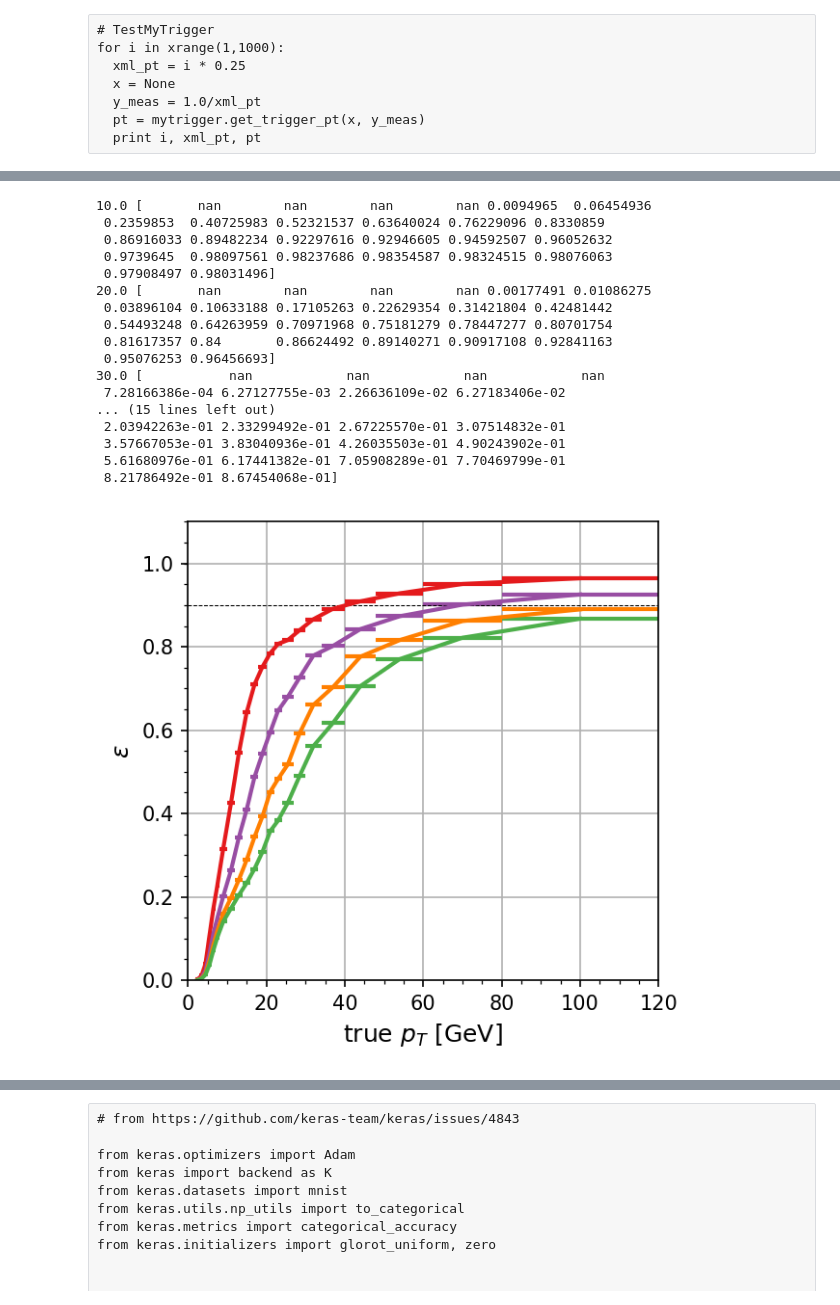
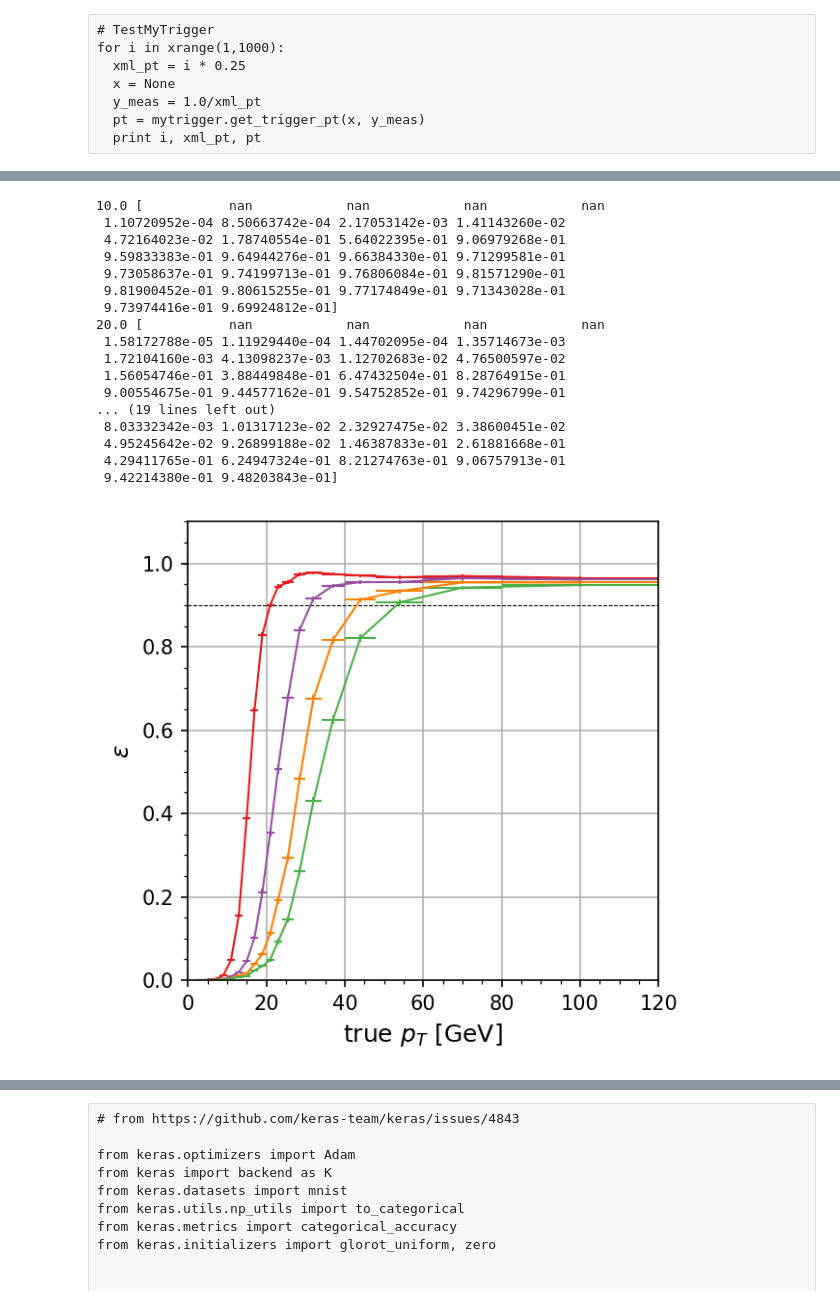
Before and after one commit to jiafulow/UF-slurm, a Jupyter notebook: mykeras6_evaluated.ipynb, the cells around one changed output, grey strips where cells are left out. Saved outputs shown, nothing was run; the diff lists cells and outputs as text; code cells hidden in the pictures.

```diff
--- a/mykeras6_evaluated.ipynb
+++ b/mykeras6_evaluated.ipynb
@@ -145,6 +159,6 @@ if training_pruned:
   model_unpruned = clone_model(model)  # deep copy
   model_unpruned.set_weights(model.get_weights())
 
-  pruning_percentile = 50.
+  pruning_percentile = 40.
   pruned = prune_model(model, percentile=pruning_percentile)
   (weightsPerLayer, droppedPerLayer, binaryTensorPerLayer, allWeightsByLayer, allWeightsArray) = pruned
@@ -276,7 +268,7 @@ if False:
 # %%
 # Setup matplotlib
 plt.style.use('tdrstyle.mplstyle')
-eps = 1e-4
+eps = 1e-7
 my_cmap = plt.cm.viridis
 my_cmap.set_under('w',1)
 my_palette = ("#377eb8", "#e41a1c", "#984ea3", "#ff7f00", "#4daf4a")
@@ -286,7 +278,7 @@ from scipy.stats import norm
 from scipy.optimize import curve_fit
 
 def gaus(x,a,x0,sigma):
-  return 0.5*a*np.exp(-np.square((x-x0)/sigma))
+  return a*np.exp(-0.5*np.square((x-x0)/sigma))
 
 def fit_gaus(hist, edges, mu=0., sig=1.):
   xdata = (edges[1:] + edges[:-1])/2
@@ -401,13 +391,14 @@ for i in xrange(nbinsx):
   pt = 1.0/pt
 
   yy_i = yy[inds==i]
-  yy_i = yy_i[np.abs(yy_i) < 2]
+  yy_i = yy_i[(-1 <= yy_i) & (yy_i <= 1.2)]
   mu, sig = np.mean(yy_i), np.std(yy_i)
   assert(np.abs(mu) < 1)
   assert(np.abs(sig) < 2)
 
   hist, edges = np.histogram(yy_i, bins=100, range=(-2,2))
-  popt = fit_gaus(hist, edges, mu=mu, sig=sig)
+  #popt = fit_gaus(hist, edges, mu=mu, sig=sig)
+  popt = fit_gaus(hist, edges, mu=0.0, sig=0.2)
   #print i, len(xx_i), mu, sig, pt, popt
 
   if 20. < pt < 22.:
@@ -700,10 +693,12 @@ for i in xrange(1,1000):
   print i, xml_pt, pt
 # %%
 # Efficiency
+from nn_plotting import *
+
 eff_data = []
 
 for x, ndof, y_meas, y_discr, y_true in zip(x_test, x_test_ndof, y_test_meas[0], y_test_meas[1], y_test_true[0]):
-  zone = int(x[(nlayers*6) + 1] * 5)
+  zone = int(x[(nlayers*6) + 1] * 6)
 
   passed = mytrigger.pass_trigger(x, ndof, y_meas, y_discr, discr_pt_cut=discr_pt_cut)
   xml_pt = np.abs(1.0/y_meas)
@@ -713,4 +708,4 @@ for x, ndof, y_meas, y_discr, y_true in zip(x_test, x_test_ndof, y_test_meas[0],
   eff_data.append((zone, pt_true, xml_pt, pt, passed))
 
 eff_data = np.asarray(eff_data)
-print eff_data.shape, eff_data
+#print eff_data.shape, eff_data
@@ -725,52 +712,53 @@ print eff_data.shape, eff_data
 # %%
 # Efficiency
 eff_pt_bins = (0., 0.5, 1., 1.5, 2., 3., 4., 5., 6., 7., 8., 10., 12., 14., 16., 18., 20., 22., 24., 27., 30., 34., 40., 48., 60., 80., 120.)
 
 denom_hist, edges = np.histogram(eff_data[:, 1], bins=eff_pt_bins)
 
 plt.figure()
 pt_list = (10., 20., 30., 40., 50., 60.)
 
 for pt, color in zip(pt_list, my_palette):
   passed = (eff_data[:, 3] > pt) & (eff_data[:, 4] == 1)
   num_hist, edges = np.histogram(eff_data[:, 1][passed], bins=eff_pt_bins)
   eff_hist = np.true_divide(num_hist, denom_hist)
-  print pt, eff_hist
 
   xdata = (edges[1:] + edges[:-1])/2
   xerr = (edges[1:] - edges[:-1])/2
-  yerr = 0  #FIXME: get error bars
+  yerr = find_efficiency_errors(denom_hist, num_hist)
   ydata = eff_hist
+  print pt, ydata
+
   if pt == 10.:
     pass
   else:
-    plt.errorbar(xdata, ydata, xerr=xerr, color=color, marker=',', capsize=0)
+    plt.errorbar(xdata, ydata, xerr=xerr, yerr=yerr, color=color, marker=',', capsize=0, lw=1)
 
-plt.plot(eff_pt_bins, np.ones_like(eff_pt_bins)*0.9, ls='dashed', lw=0.5, color='black')
+plt.plot(eff_pt_bins, np.full_like(eff_pt_bins,0.9), ls='dashed', lw=0.5, color='black')
 plt.xlim(0,120)
 plt.ylim(0,1.1)
 plt.xlabel(r'true $p_{T}$ [GeV]')
 plt.ylabel(r'$\epsilon$')
 plt.show()
 # %% [output]
-10.0 [       nan        nan        nan        nan 0.0094965  0.06454936
- 0.2359853  0.40725983 0.52321537 0.63640024 0.76229096 0.8330859
- 0.86916033 0.89482234 0.92297616 0.92946605 0.94592507 0.96052632
- 0.9739645  0.98097561 0.98237686 0.98354587 0.98324515 0.98076063
- 0.97908497 0.98031496]
-20.0 [       nan        nan        nan        nan 0.00177491 0.01086275
- 0.03896104 0.10633188 0.17105263 0.22629354 0.31421804 0.42481442
- 0.54493248 0.64263959 0.70971968 0.75181279 0.78447277 0.80701754
- 0.81617357 0.84       0.86624492 0.89140271 0.90917108 0.92841163
- 0.95076253 0.96456693]
-30.0 [           nan            nan            nan            nan
- 7.28166386e-04 6.27127755e-03 2.26636109e-02 6.27183406e-02
-... (15 lines left out)
- 2.03942263e-01 2.33299492e-01 2.67225570e-01 3.07514832e-01
- 3.57667053e-01 3.83040936e-01 4.26035503e-01 4.90243902e-01
- 5.61680976e-01 6.17441382e-01 7.05908289e-01 7.70469799e-01
- 8.21786492e-01 8.67454068e-01]
+10.0 [           nan            nan            nan            nan
+ 1.10720952e-04 8.50663742e-04 2.17053142e-03 1.41143260e-02
+ 4.72164023e-02 1.78740554e-01 5.64022395e-01 9.06979268e-01
+ 9.59833383e-01 9.64944276e-01 9.66384330e-01 9.71299581e-01
+ 9.73058637e-01 9.74199713e-01 9.76806084e-01 9.81571290e-01
+ 9.81900452e-01 9.80615255e-01 9.77174849e-01 9.71343028e-01
+ 9.73974416e-01 9.69924812e-01]
+20.0 [           nan            nan            nan            nan
+ 1.58172788e-05 1.11929440e-04 1.44702095e-04 1.35714673e-03
+ 1.72104160e-03 4.13098237e-03 1.12702683e-02 4.76500597e-02
+ 1.56054746e-01 3.88449848e-01 6.47432504e-01 8.28764915e-01
+ 9.00554675e-01 9.44577162e-01 9.54752852e-01 9.74296799e-01
+... (19 lines left out)
+ 8.03332342e-03 1.01317123e-02 2.32927475e-02 3.38600451e-02
+ 4.95245642e-02 9.26899188e-02 1.46387833e-01 2.61881668e-01
+ 4.29411765e-01 6.24947324e-01 8.21274763e-01 9.06757913e-01
+ 9.42214380e-01 9.48203843e-01]
-[figure, old version]
+[figure, new version]
 # %%
 # Find out pT scale factor
 
```
Also changed, not shown: parts of 32 cells of this notebook, 11 other files.
